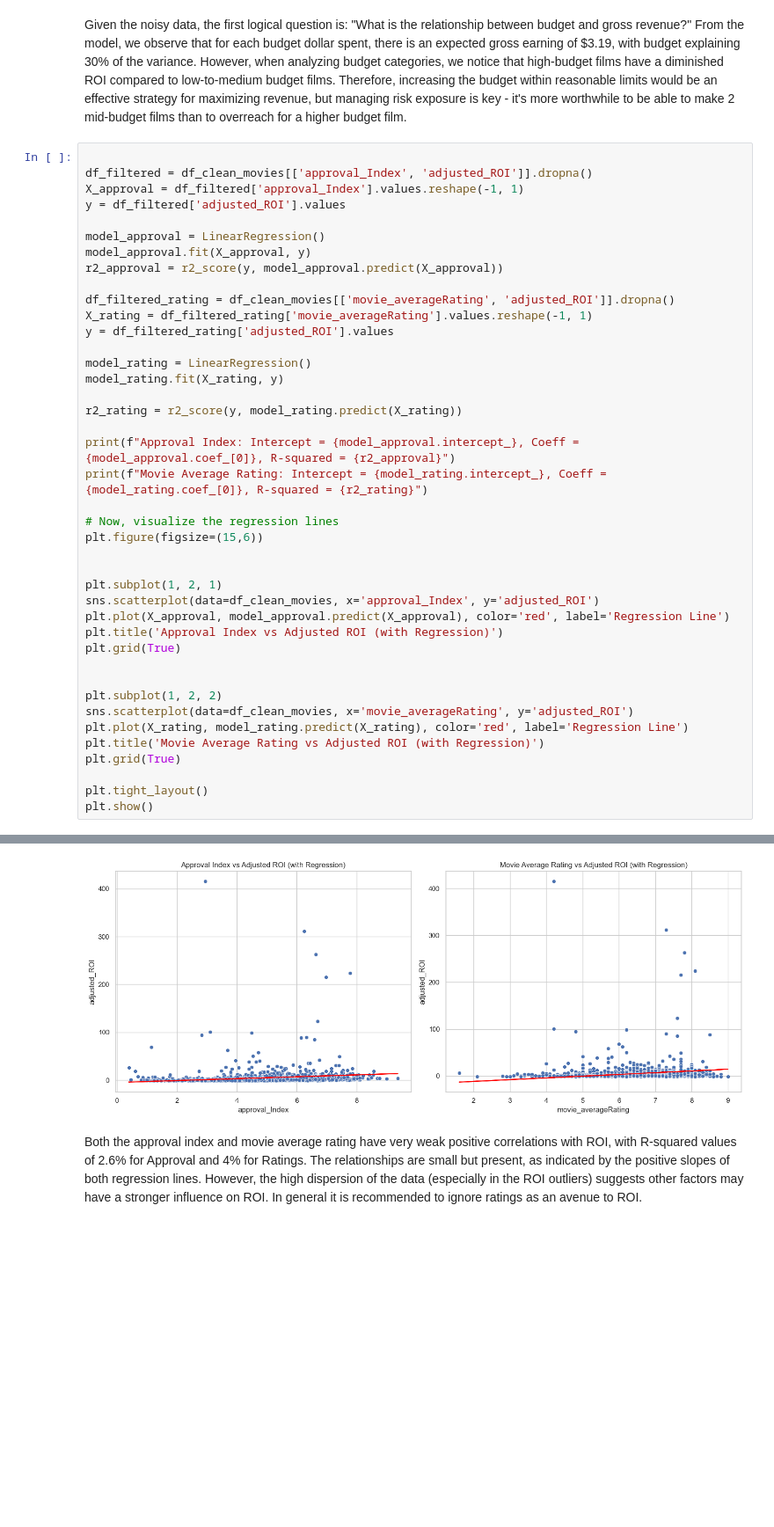
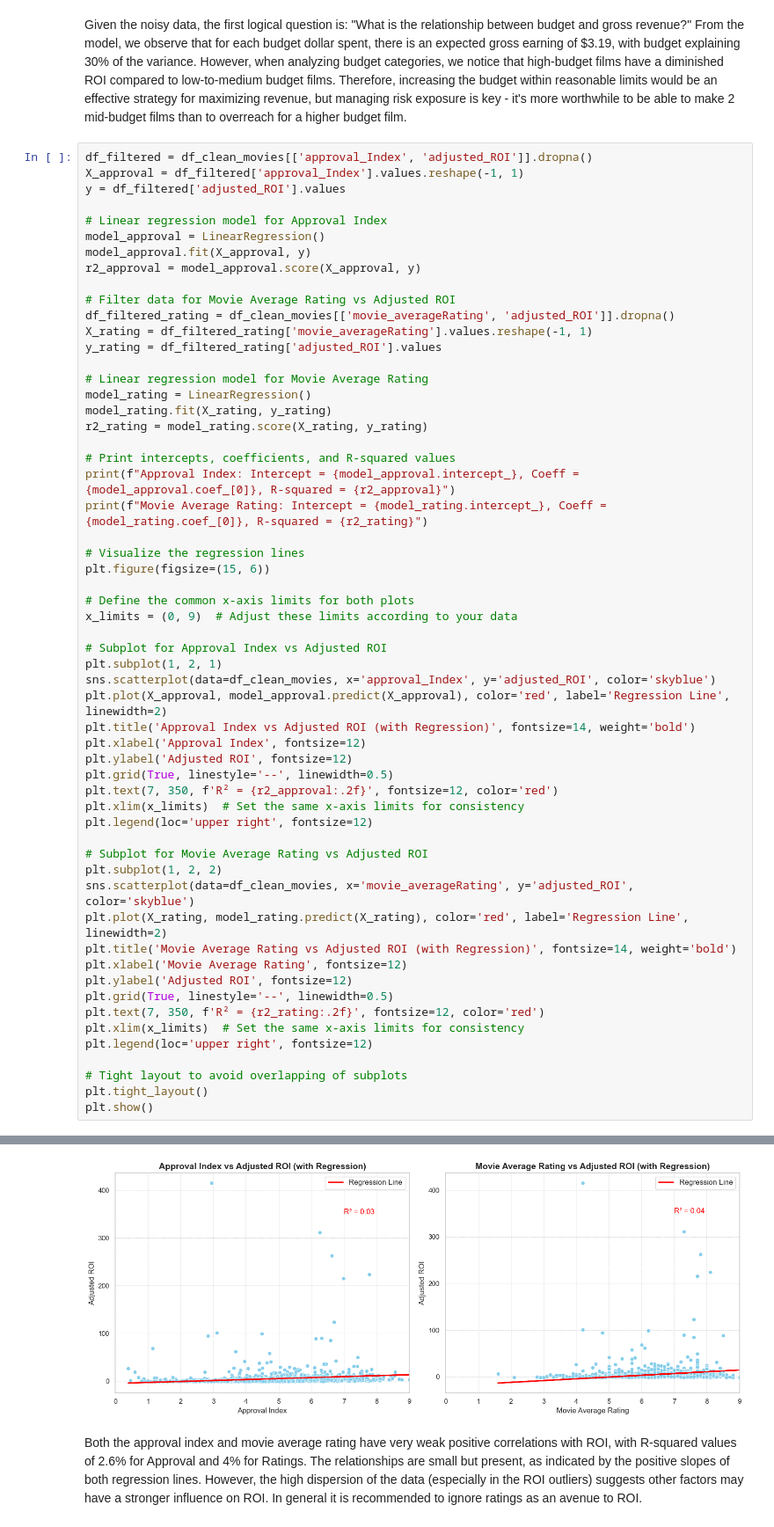
Before and after one commit to bocekout/A_Guide_to_Box_Office_Success, a Jupyter notebook: Project_nb.ipynb, the cells around one changed output, grey strips where cells are left out. Shown: that part at 88% size. Drawn from its saved outputs; the diff is of its cells as text; blank space fills up the shorter version.

```diff
--- a/Project_nb.ipynb
+++ b/Project_nb.ipynb
@@ -719,44 +689,60 @@ budget_analysis
 # %% [markdown]
 Given the noisy data, the first logical question is: "What is the relationship between budget and gross revenue?" From the model, we observe that for each budget dollar spent, there is an expected gross earning of $3.19, with budget explaining 30% of the variance. However, when analyzing budget categories, we notice that high-budget films have a diminished ROI compared to low-to-medium budget films. Therefore, increasing the budget within reasonable limits would be an effective strategy for maximizing revenue, but managing risk exposure is key - it's more worthwhile to be able to make 2 mid-budget films than to overreach for a higher budget film.
 # %%
-
 df_filtered = df_clean_movies[['approval_Index', 'adjusted_ROI']].dropna()
 X_approval = df_filtered['approval_Index'].values.reshape(-1, 1)
 y = df_filtered['adjusted_ROI'].values
 
+# Linear regression model for Approval Index
 model_approval = LinearRegression()
 model_approval.fit(X_approval, y)
-r2_approval = r2_score(y, model_approval.predict(X_approval))
+r2_approval = model_approval.score(X_approval, y)
 
+# Filter data for Movie Average Rating vs Adjusted ROI
 df_filtered_rating = df_clean_movies[['movie_averageRating', 'adjusted_ROI']].dropna()
 X_rating = df_filtered_rating['movie_averageRating'].values.reshape(-1, 1)
-y = df_filtered_rating['adjusted_ROI'].values
+y_rating = df_filtered_rating['adjusted_ROI'].values
 
+# Linear regression model for Movie Average Rating
 model_rating = LinearRegression()
-model_rating.fit(X_rating, y)
+model_rating.fit(X_rating, y_rating)
+r2_rating = model_rating.score(X_rating, y_rating)
 
-r2_rating = r2_score(y, model_rating.predict(X_rating))
-
+# Print intercepts, coefficients, and R-squared values
 print(f"Approval Index: Intercept = {model_approval.intercept_}, Coeff = {model_approval.coef_[0]}, R-squared = {r2_approval}")
 print(f"Movie Average Rating: Intercept = {model_rating.intercept_}, Coeff = {model_rating.coef_[0]}, R-squared = {r2_rating}")
 
-# Now, visualize the regression lines
-plt.figure(figsize=(15,6))
+# Visualize the regression lines
+plt.figure(figsize=(15, 6))
 
+# Define the common x-axis limits for both plots
+x_limits = (0, 9)  # Adjust these limits according to your data
 
+# Subplot for Approval Index vs Adjusted ROI
 plt.subplot(1, 2, 1)
-sns.scatterplot(data=df_clean_movies, x='approval_Index', y='adjusted_ROI')
-plt.plot(X_approval, model_approval.predict(X_approval), color='red', label='Regression Line')
-plt.title('Approval Index vs Adjusted ROI (with Regression)')
-plt.grid(True)
+sns.scatterplot(data=df_clean_movies, x='approval_Index', y='adjusted_ROI', color='skyblue')
+plt.plot(X_approval, model_approval.predict(X_approval), color='red', label='Regression Line', linewidth=2)
+plt.title('Approval Index vs Adjusted ROI (with Regression)', fontsize=14, weight='bold')
+plt.xlabel('Approval Index', fontsize=12)
+plt.ylabel('Adjusted ROI', fontsize=12)
+plt.grid(True, linestyle='--', linewidth=0.5)
+plt.text(7, 350, f'R² = {r2_approval:.2f}', fontsize=12, color='red')
+plt.xlim(x_limits)  # Set the same x-axis limits for consistency
+plt.legend(loc='upper right', fontsize=12)
 
+# Subplot for Movie Average Rating vs Adjusted ROI
+plt.subplot(1, 2, 2)
+sns.scatterplot(data=df_clean_movies, x='movie_averageRating', y='adjusted_ROI', color='skyblue')
+plt.plot(X_rating, model_rating.predict(X_rating), color='red', label='Regression Line', linewidth=2)
+plt.title('Movie Average Rating vs Adjusted ROI (with Regression)', fontsize=14, weight='bold')
+plt.xlabel('Movie Average Rating', fontsize=12)
+plt.ylabel('Adjusted ROI', fontsize=12)
+plt.grid(True, linestyle='--', linewidth=0.5)
+plt.text(7, 350, f'R² = {r2_rating:.2f}', fontsize=12, color='red')
+plt.xlim(x_limits)  # Set the same x-axis limits for consistency
+plt.legend(loc='upper right', fontsize=12)
 
-plt.subplot(1, 2, 2)
-sns.scatterplot(data=df_clean_movies, x='movie_averageRating', y='adjusted_ROI')
-plt.plot(X_rating, model_rating.predict(X_rating), color='red', label='Regression Line')
-plt.title('Movie Average Rating vs Adjusted ROI (with Regression)')
-plt.grid(True)
-
+# Tight layout to avoid overlapping of subplots
 plt.tight_layout()
 plt.show()
 # %% [output]
@@ -765,4 +751,4 @@ Movie Average Rating: Intercept = -19.124910535811814, Coeff = 3.714104059903748
-[figure, old version]
+[figure, new version]
 # %% [markdown]
 Both the approval index and movie average rating have very weak positive correlations with ROI, with R-squared values of 2.6% for Approval and 4% for Ratings.
 The relationships are small but present, as indicated by the positive slopes of both regression lines. However, the high dispersion of the data (especially in the ROI outliers) suggests other factors may have a stronger influence on ROI. In general it is recommended to ignore ratings as an avenue to ROI.
```
Also changed, not shown: parts of 30 cells of this notebook, 13 other files.
